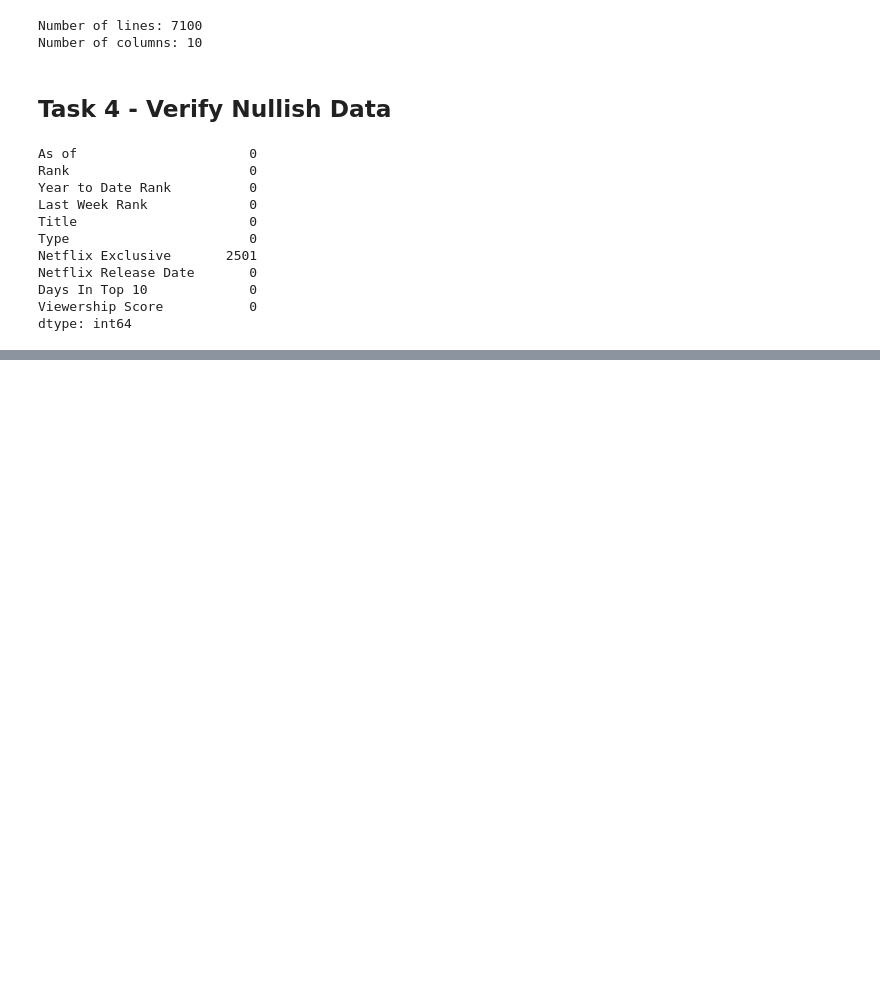
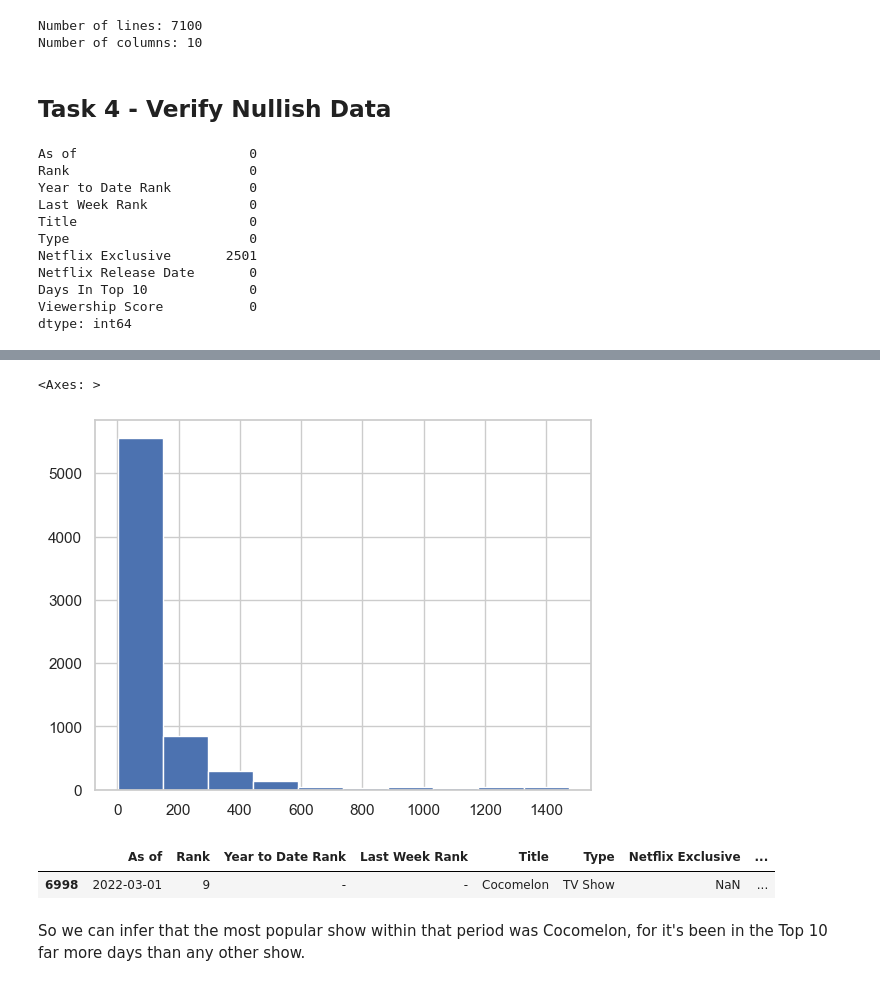
Before and after one commit to arthurrios/eda_netflix, a Jupyter notebook: netflix_churn.ipynb, the cells around one changed output, grey strips where cells are left out. Cells and saved outputs as stored; diff of their text form; code cells hidden in the pictures; blank space fills up the shorter version.

```diff
--- a/netflix_churn.ipynb
+++ b/netflix_churn.ipynb
@@ -86,0 +150,12 @@ dtype: int64
+# %%
+df['Viewership Score'].hist()
+# %% [output]
+<Axes: >
+[figure, added]
+# %%
+df[df['Viewership Score'] == df['Viewership Score'].max()]
+# %% [output]
+|  | As of | Rank | Year to Date Rank | Last Week Rank | Title | Type | Netflix Exclusive | ... |
+| 6998 | 2022-03-01 | 9 | - | - | Cocomelon | TV Show | NaN | ... |
+# %% [markdown]
+So we can infer that the most popular show within that period was Cocomelon, for it's been in the Top 10 far more days than any other show.
```
Also changed, not shown: parts of 6 cells of this notebook.
